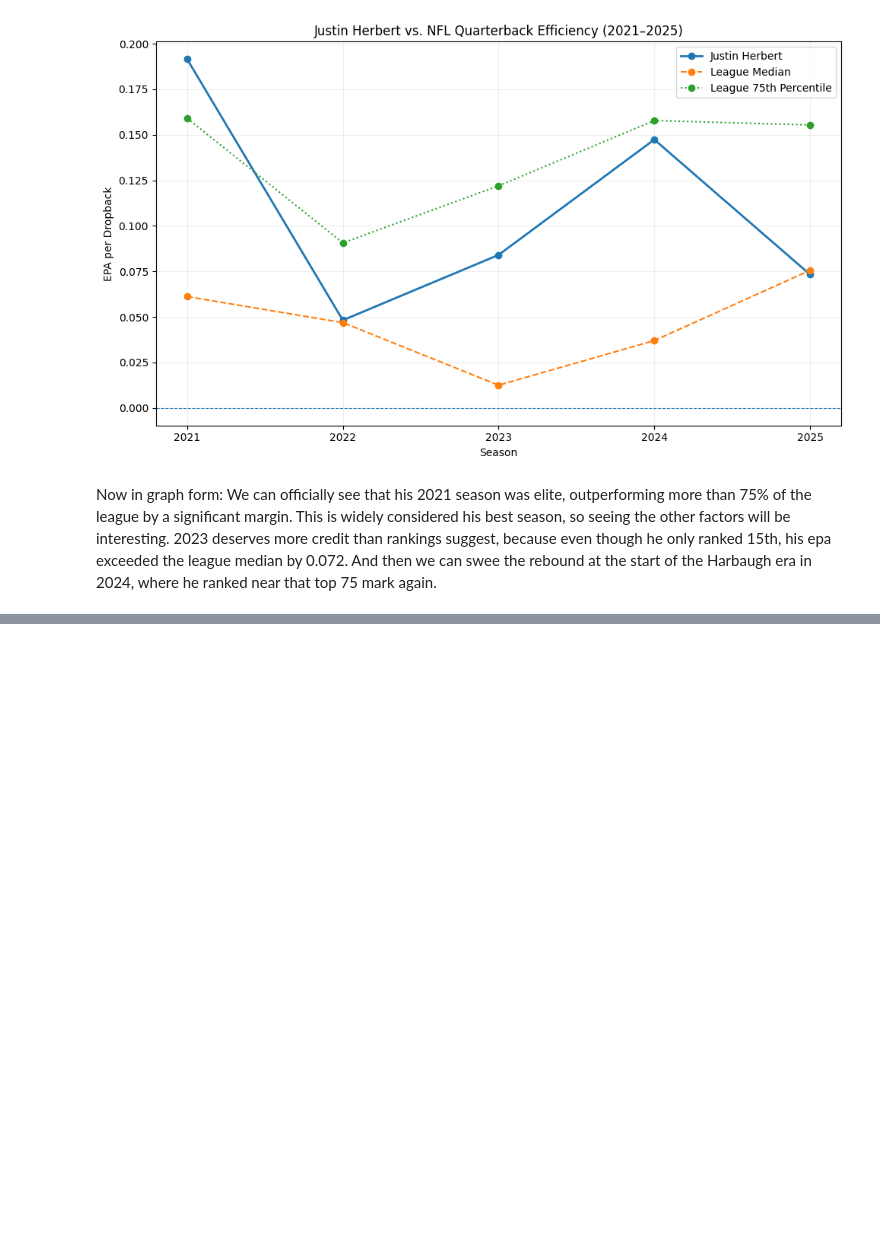
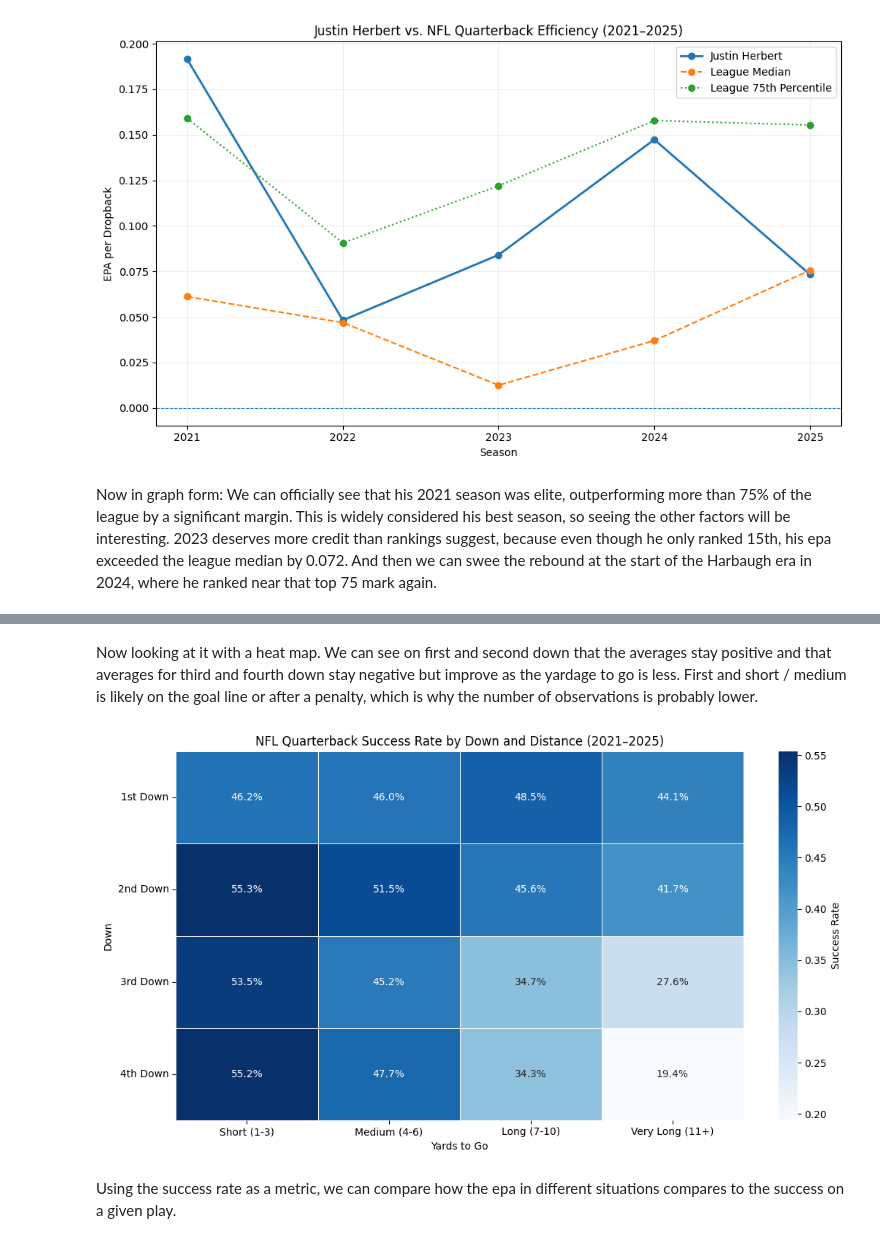
Before and after one commit to KyleRed16/QB-EPA-Analysis, a Jupyter notebook: Quarterback_EPA_Analysis.ipynb, the cells around one changed output, grey strips where cells are left out. Cells and saved outputs as stored; diff of their text form; code cells hidden in the pictures; blank space fills up the shorter version.

```diff
--- a/Quarterback_EPA_Analysis.ipynb
+++ b/Quarterback_EPA_Analysis.ipynb
@@ -961,0 +1164,36 @@ Now in graph form: We can officially see that his 2021 season was elite, outperf
+# %% [markdown]
+Now looking at it with a heat map. We can see on first and second down that the averages stay positive and that averages for third and fourth down stay negative but improve as the yardage to go is less. First and short / medium is likely on the goal line or after a penalty, which is why the number of observations is probably lower.
+# %%
+success_pivot = down_distance_analysis.pivot(
+    index="down",
+    columns="distance_category",
+    values="success_rate"
+)
+
+plt.figure(figsize=(11, 6))
+
+sns.heatmap(
+    success_pivot,
+    annot=True,
+    fmt=".1%",
+    cmap="Blues",
+    linewidths=0.5,
+    cbar_kws={"label": "Success Rate"}
+)
+
+plt.title("NFL Quarterback Success Rate by Down and Distance (2021–2025)")
+plt.xlabel("Yards to Go")
+plt.ylabel("Down")
+
+plt.yticks(
+    ticks=[0.5, 1.5, 2.5, 3.5],
+    labels=["1st Down", "2nd Down", "3rd Down", "4th Down"],
+    rotation=0
+)
+
+plt.tight_layout()
+plt.show()
+# %% [output]
+[figure, added]
+# %% [markdown]
+Using the success rate as a metric, we can compare how the epa in different situations compares to the success on a given play.
```
Also changed, not shown: parts of 39 cells of this notebook.
